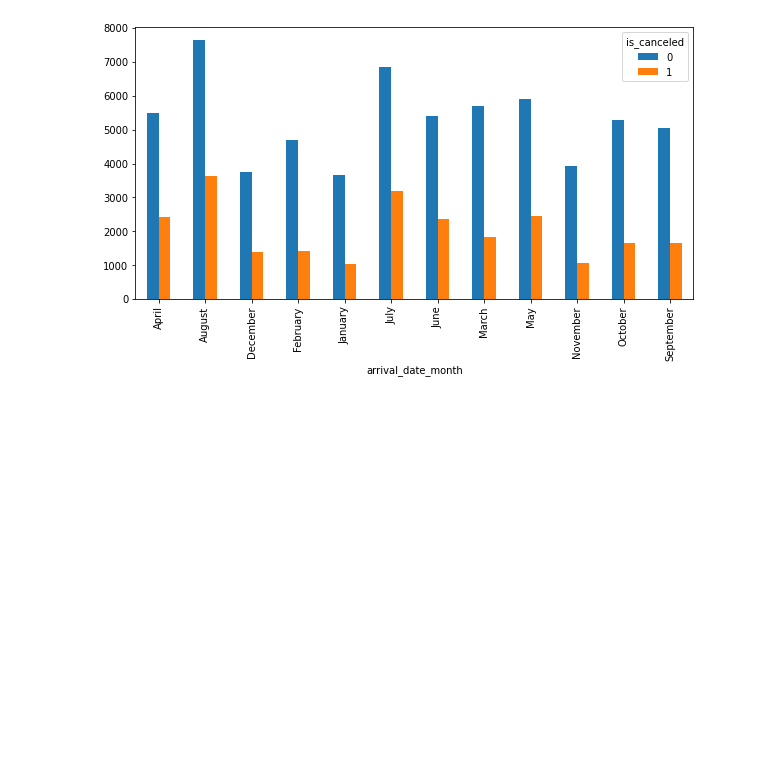
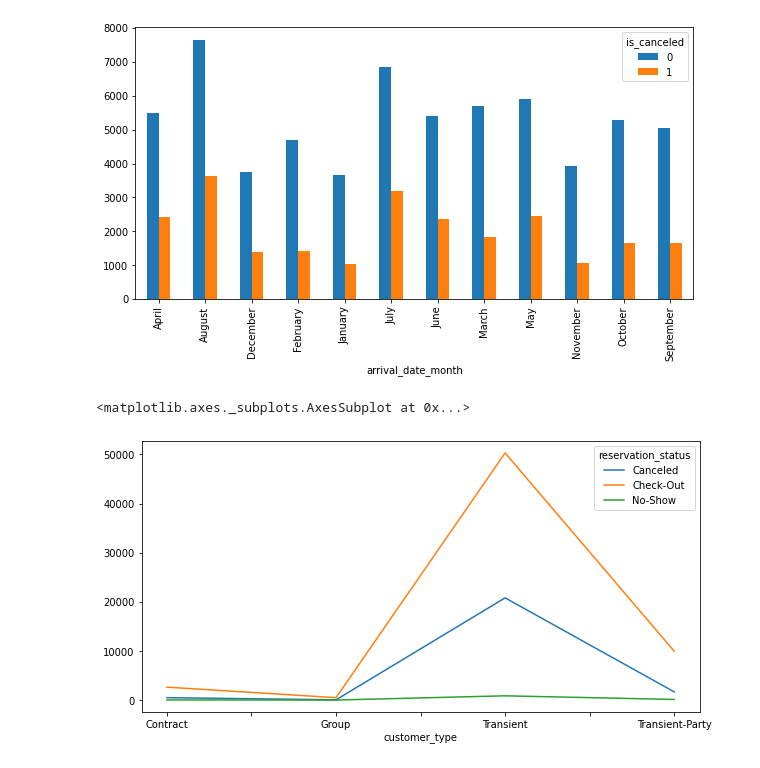
Before and after one commit to Vaishnavipadwad/HOTEL-BOOKING-ANALYSIS, a Jupyter notebook: Hotel_Booking_Analysis1.ipynb, the cells around one changed output. Drawn from its saved outputs; the diff is of its cells as text; code cells hidden in the pictures; blank space fills up the shorter version.

```diff
--- a/Hotel_Booking_Analysis1.ipynb
+++ b/Hotel_Booking_Analysis1.ipynb
@@ -273,3 +273,9 @@ df13.plot(kind="bar",figsize=(10,5))
 # %% [output]
 <matplotlib.axes._subplots.AxesSubplot at 0x...>
 [figure]
+# %%
+df14 = df.groupby(['customer_type','reservation_status']).size().unstack()
+df14.plot(figsize=(10,5))
+# %% [output]
+<matplotlib.axes._subplots.AxesSubplot at 0x...>
+[figure, added]
```
Also changed, not shown: parts of 1 cell of this notebook.
